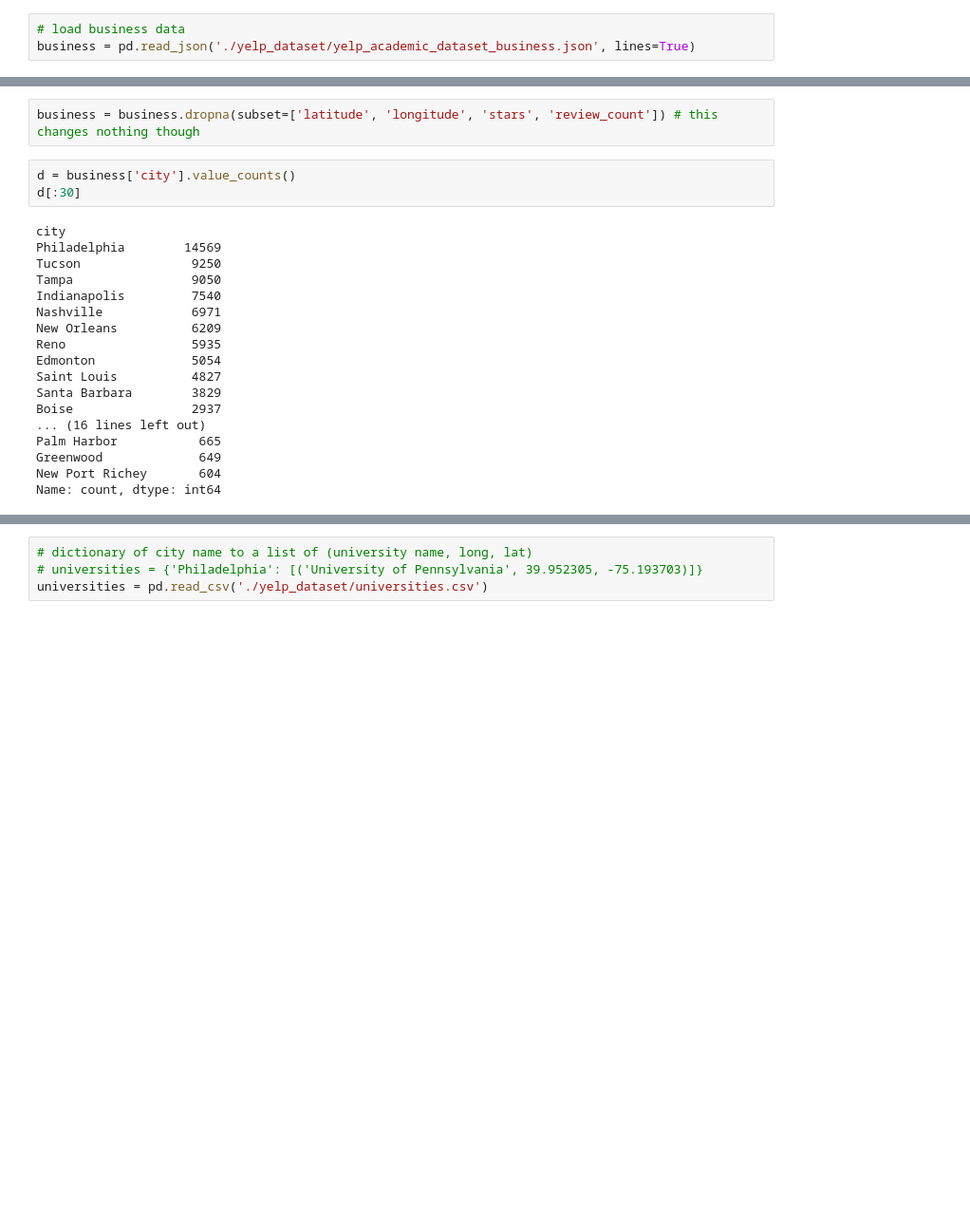
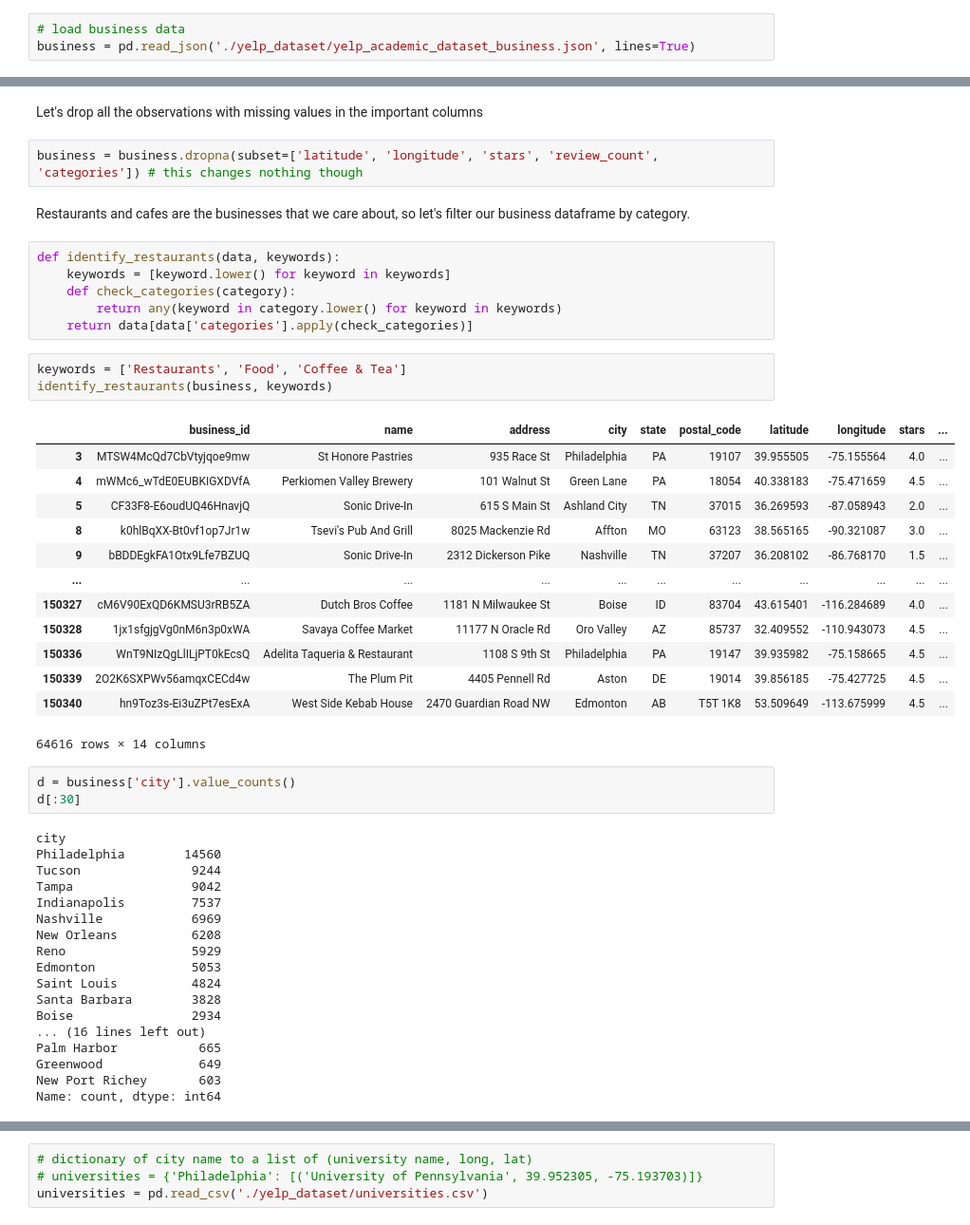
Before and after one commit to rabihzsiddiqui/Restaurant_Rating_Analysis, a Jupyter notebook: DataCheckpoint_Group025_WI24.ipynb, the cells around one changed output, grey strips where cells are left out. Shown: that part at 95% size. Saved outputs shown, nothing was run; the diff lists cells and outputs as text; blank space fills up the shorter version.

```diff
--- a/DataCheckpoint_Group025_WI24.ipynb
+++ b/DataCheckpoint_Group025_WI24.ipynb
@@ -79,27 +65,54 @@ business.head()
 | 2 | tUFrWirKiKi_TAnsVWINQQ | Target | 5255 E Broadway Blvd | Tucson | AZ | 85711 | 32.223236 | -110.880452 | 3.5 | ... |
 | 3 | MTSW4McQd7CbVtyjqoe9mw | St Honore Pastries | 935 Race St | Philadelphia | PA | 19107 | 39.955505 | -75.155564 | 4.0 | ... |
 | 4 | mWMc6_wTdE0EUBKIGXDVfA | Perkiomen Valley Brewery | 101 Walnut St | Green Lane | PA | 18054 | 40.338183 | -75.471659 | 4.5 | ... |
+# %% [markdown]
+Let's drop all the observations with missing values in the important columns
 # %%
-business = business.dropna(subset=['latitude', 'longitude', 'stars', 'review_count']) # this changes nothing though
+business = business.dropna(subset=['latitude', 'longitude', 'stars', 'review_count', 'categories']) # this changes nothing though
+# %% [markdown]
+Restaurants and cafes are the businesses that we care about, so let's filter our business dataframe by category.
+# %%
+def identify_restaurants(data, keywords):
+    keywords = [keyword.lower() for keyword in keywords]
+    def check_categories(category):
+        return any(keyword in category.lower() for keyword in keywords)
+    return data[data['categories'].apply(check_categories)]
+# %%
+keywords = ['Restaurants', 'Food', 'Coffee & Tea']
+identify_restaurants(business, keywords)
+# %% [output]
+|  | business_id | name | address | city | state | postal_code | latitude | longitude | stars | ... |
+| 3 | MTSW4McQd7CbVtyjqoe9mw | St Honore Pastries | 935 Race St | Philadelphia | PA | 19107 | 39.955505 | -75.155564 | 4.0 | ... |
+| 4 | mWMc6_wTdE0EUBKIGXDVfA | Perkiomen Valley Brewery | 101 Walnut St | Green Lane | PA | 18054 | 40.338183 | -75.471659 | 4.5 | ... |
+| 5 | CF33F8-E6oudUQ46HnavjQ | Sonic Drive-In | 615 S Main St | Ashland City | TN | 37015 | 36.269593 | -87.058943 | 2.0 | ... |
+| 8 | k0hlBqXX-Bt0vf1op7Jr1w | Tsevi's Pub And Grill | 8025 Mackenzie Rd | Affton | MO | 63123 | 38.565165 | -90.321087 | 3.0 | ... |
+| 9 | bBDDEgkFA1Otx9Lfe7BZUQ | Sonic Drive-In | 2312 Dickerson Pike | Nashville | TN | 37207 | 36.208102 | -86.768170 | 1.5 | ... |
+| ... | ... | ... | ... | ... | ... | ... | ... | ... | ... | ... |
+| 150327 | cM6V90ExQD6KMSU3rRB5ZA | Dutch Bros Coffee | 1181 N Milwaukee St | Boise | ID | 83704 | 43.615401 | -116.284689 | 4.0 | ... |
+| 150328 | 1jx1sfgjgVg0nM6n3p0xWA | Savaya Coffee Market | 11177 N Oracle Rd | Oro Valley | AZ | 85737 | 32.409552 | -110.943073 | 4.5 | ... |
+| 150336 | WnT9NIzQgLlILjPT0kEcsQ | Adelita Taqueria & Restaurant | 1108 S 9th St | Philadelphia | PA | 19147 | 39.935982 | -75.158665 | 4.5 | ... |
+| 150339 | 2O2K6SXPWv56amqxCECd4w | The Plum Pit | 4405 Pennell Rd | Aston | DE | 19014 | 39.856185 | -75.427725 | 4.5 | ... |
+| 150340 | hn9Toz3s-Ei3uZPt7esExA | West Side Kebab House | 2470 Guardian Road NW | Edmonton | AB | T5T 1K8 | 53.509649 | -113.675999 | 4.5 | ... |
+64616 rows × 14 columns
 # %%
 d = business['city'].value_counts()
 d[:30]
 # %% [output]
 city
-Philadelphia        14569
-Tucson               9250
-Tampa                9050
-Indianapolis         7540
-Nashville            6971
-New Orleans          6209
-Reno                 5935
-Edmonton             5054
-Saint Louis          4827
-Santa Barbara        3829
-Boise                2937
+Philadelphia        14560
+Tucson               9244
+Tampa                9042
+Indianapolis         7537
+Nashville            6969
+New Orleans          6208
+Reno                 5929
+Edmonton             5053
+Saint Louis          4824
+Santa Barbara        3828
+Boise                2934
 ... (16 lines left out)
 Palm Harbor           665
 Greenwood             649
-New Port Richey       604
+New Port Richey       603
 Name: count, dtype: int64
 # %% [markdown]
```
Also changed, not shown: parts of 21 cells of this notebook.
